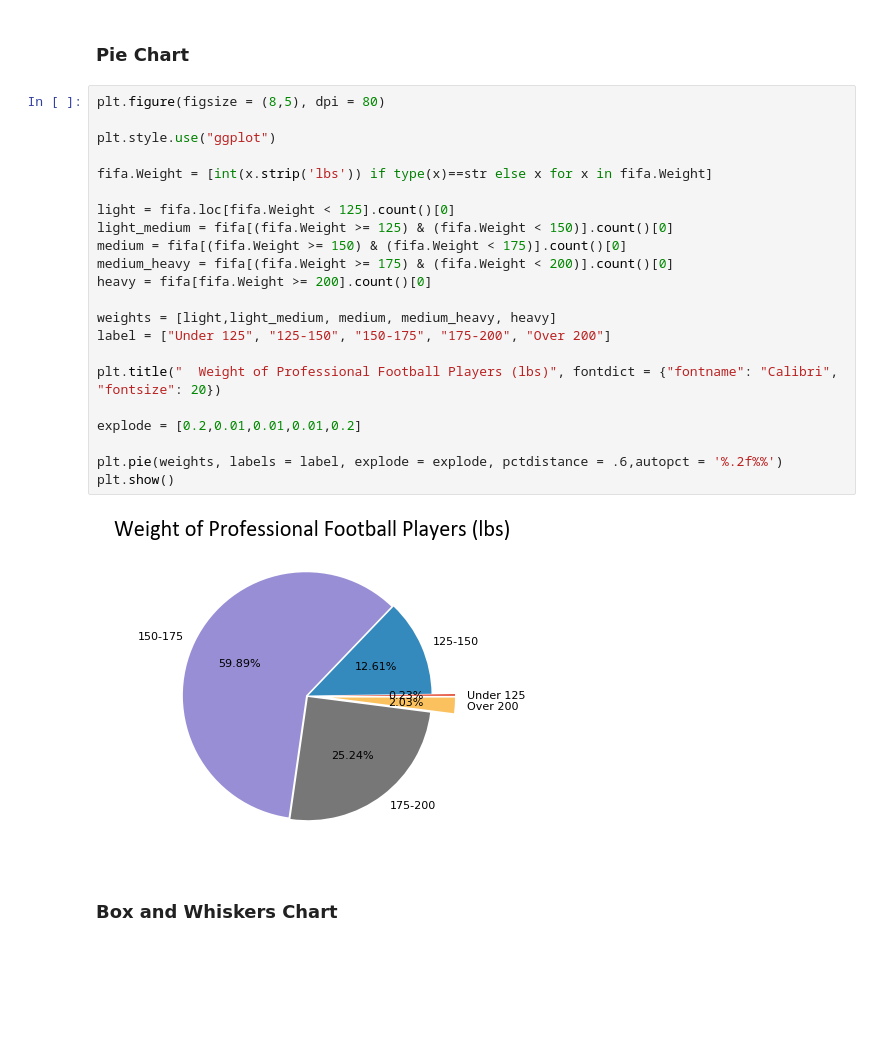
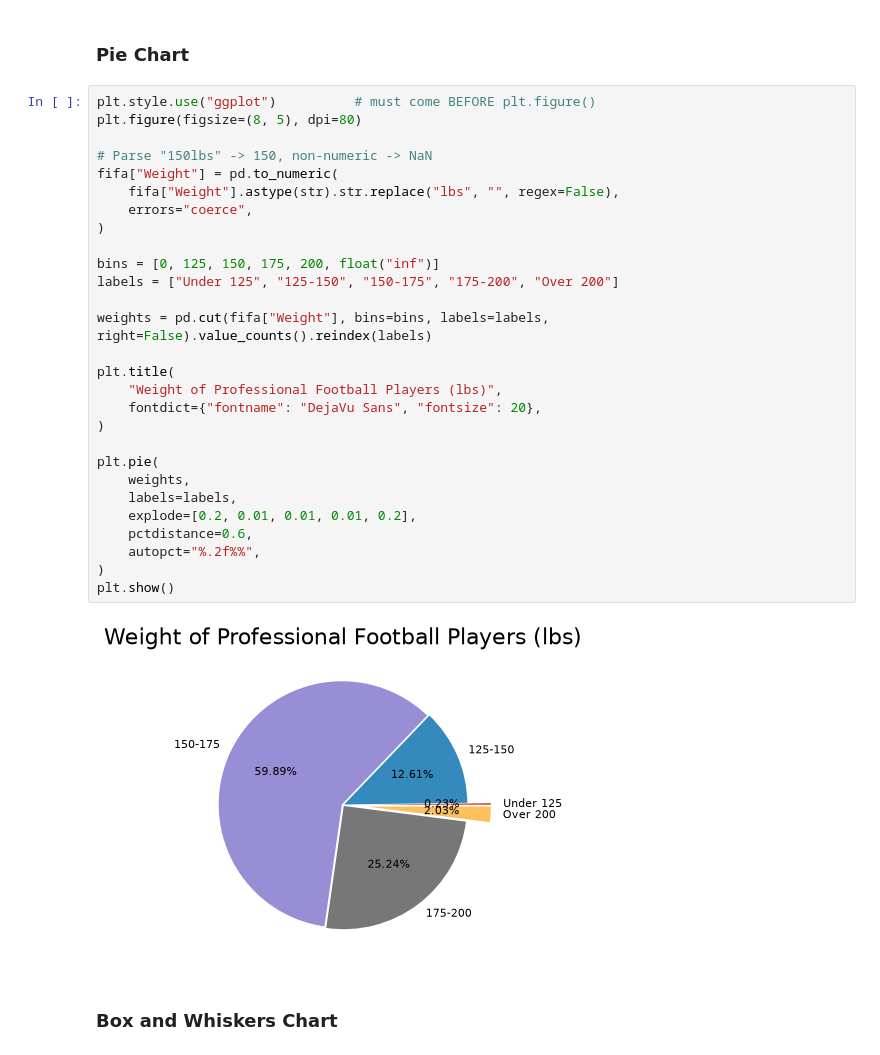
Before and after one commit to IvanBenedictus/data_analysis, a Jupyter notebook: basic_matplotlib.ipynb, the cells around one changed output. Saved outputs shown, nothing was run; the diff lists cells and outputs as text; blank space fills up the shorter version.

```diff
--- a/basic_matplotlib.ipynb
+++ b/basic_matplotlib.ipynb
@@ -160,29 +196,35 @@ plt.show()
 # %% [markdown]
 ### Pie Chart
 # %%
-plt.figure(figsize = (8,5), dpi = 80)
+plt.style.use("ggplot")          # must come BEFORE plt.figure()
+plt.figure(figsize=(8, 5), dpi=80)
 
-plt.style.use("ggplot")
+# Parse "150lbs" -> 150, non-numeric -> NaN
+fifa["Weight"] = pd.to_numeric(
+    fifa["Weight"].astype(str).str.replace("lbs", "", regex=False),
+    errors="coerce",
+)
 
-fifa.Weight = [int(x.strip('lbs')) if type(x)==str else x for x in fifa.Weight]
+bins = [0, 125, 150, 175, 200, float("inf")]
+labels = ["Under 125", "125-150", "150-175", "175-200", "Over 200"]
 
-light = fifa.loc[fifa.Weight < 125].count()[0]
-light_medium = fifa[(fifa.Weight >= 125) & (fifa.Weight < 150)].count()[0]
-medium = fifa[(fifa.Weight >= 150) & (fifa.Weight < 175)].count()[0]
-medium_heavy = fifa[(fifa.Weight >= 175) & (fifa.Weight < 200)].count()[0]
-heavy = fifa[fifa.Weight >= 200].count()[0]
+weights = pd.cut(fifa["Weight"], bins=bins, labels=labels, right=False).value_counts().reindex(labels)
 
-weights = [light,light_medium, medium, medium_heavy, heavy]
-label = ["Under 125", "125-150", "150-175", "175-200", "Over 200"]
+plt.title(
+    "Weight of Professional Football Players (lbs)",
+    fontdict={"fontname": "DejaVu Sans", "fontsize": 20},
+)
 
-plt.title("  Weight of Professional Football Players (lbs)", fontdict = {"fontname": "Calibri", "fontsize": 20})
-
-explode = [0.2,0.01,0.01,0.01,0.2]
-
-plt.pie(weights, labels = label, explode = explode, pctdistance = .6,autopct = '%.2f%%')
+plt.pie(
+    weights,
+    labels=labels,
+    explode=[0.2, 0.01, 0.01, 0.01, 0.2],
+    pctdistance=0.6,
+    autopct="%.2f%%",
+)
 plt.show()
 # %% [output]
-[figure, old version]
+[figure, new version]
 # %% [markdown]
 ### Box and Whiskers Chart
 # %%
```
Also changed, not shown: parts of 5 cells of this notebook, 18 other files.
